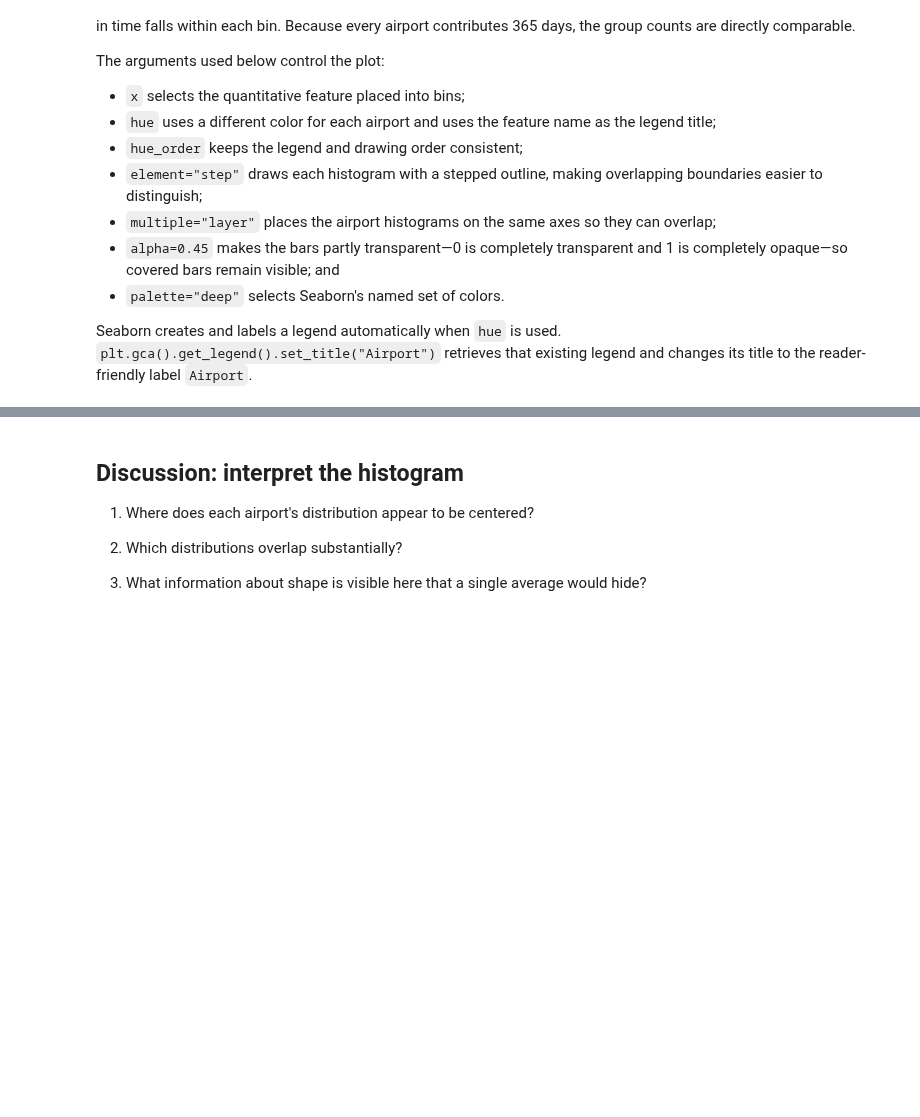
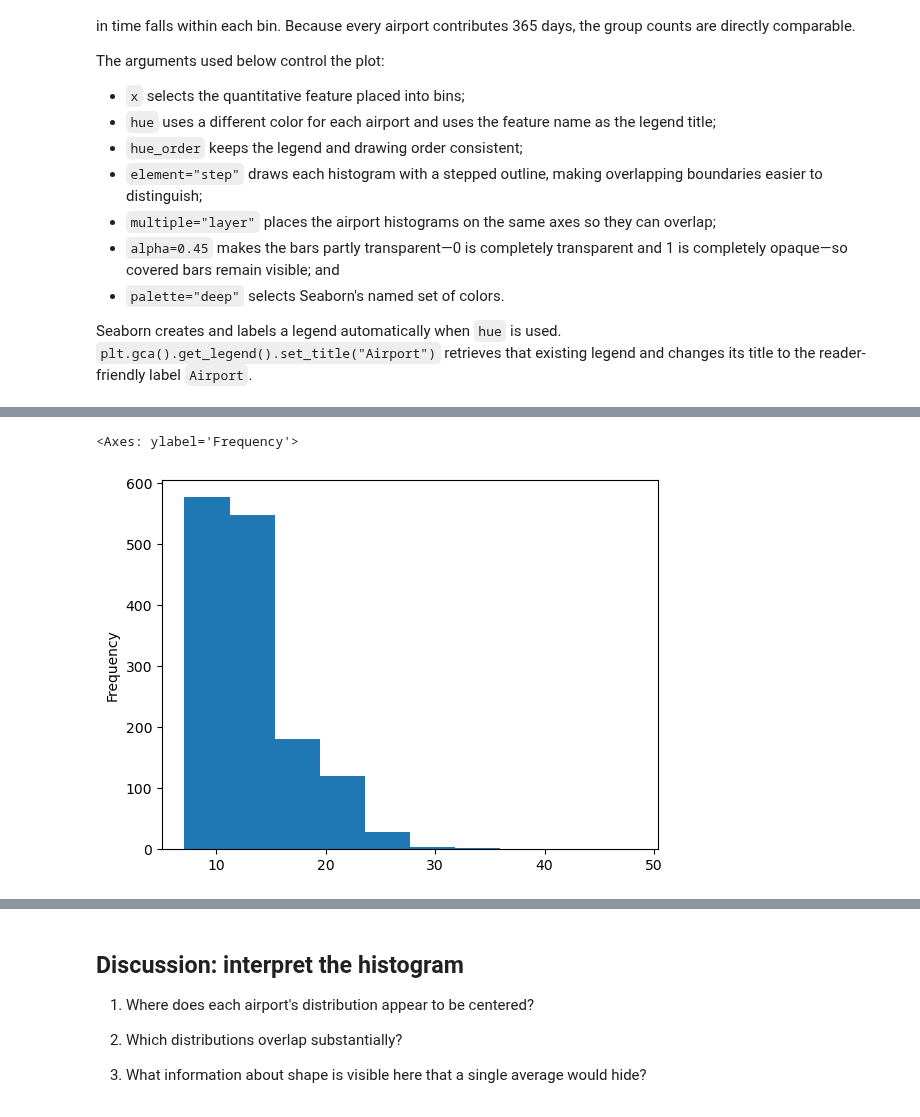
Before and after one commit to Chelsea-Myers/Data_Visualization_and_Modeling_Campus, a Jupyter notebook: week02/lecture/Lecture - Comparing Distributions Across Groups.ipynb, the cells around one changed output, grey strips where cells are left out. Drawn from its saved outputs; the diff is of its cells as text; code cells hidden in the pictures; blank space fills up the shorter version.

```diff
--- a/week02/lecture/Lecture - Comparing Distributions Across Groups.ipynb
+++ b/week02/lecture/Lecture - Comparing Distributions Across Groups.ipynb
@@ -127,0 +263,5 @@ Seaborn creates and labels a legend automatically when `hue` is used. `plt.gca()
+# %%
+comparison['mean_taxi_in_min'].plot(kind='hist')
+# %% [output]
+<Axes: ylabel='Frequency'>
+[figure, added]
```
Also changed, not shown: parts of 28 cells of this notebook, 1 other file.
